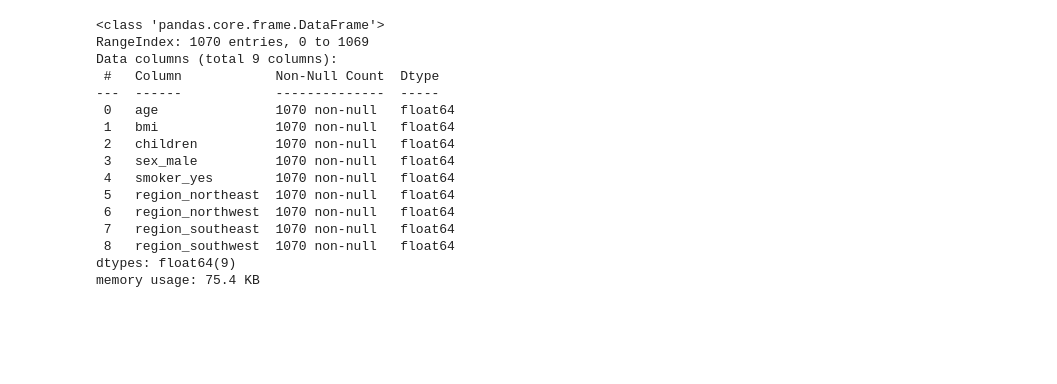
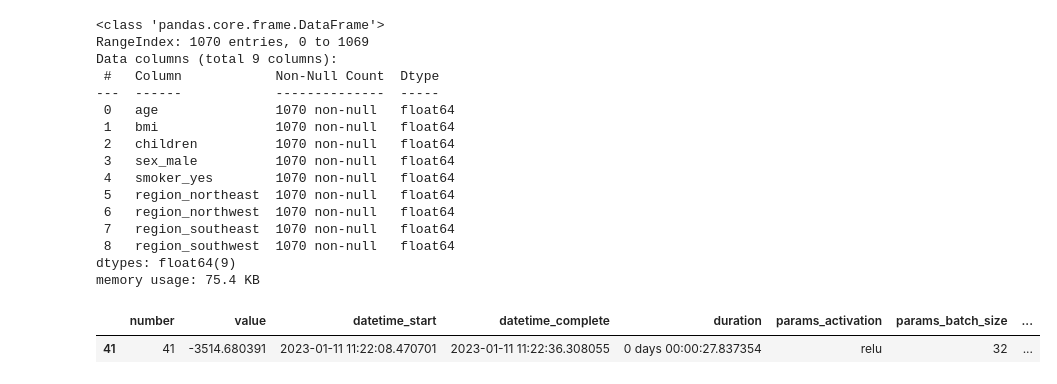
Before and after one commit to chgesch-github/predict_health_costs_with_regression, a Jupyter notebook: predict_health_costs_with_regression.ipynb, the cells around one changed output. Drawn from its saved outputs; the diff is of its cells as text; code cells hidden in the pictures; blank space fills up the shorter version.

```diff
--- a/predict_health_costs_with_regression.ipynb
+++ b/predict_health_costs_with_regression.ipynb
@@ -96 +178,6 @@ memory usage: 75.4 KB
+# %%
+tuning[tuning['number'] == 41]
+# %% [output]
+|  | number | value | datetime_start | datetime_complete | duration | params_activation | params_batch_size | ... |
+| 41 | 41 | -3514.680391 | 2023-01-11 11:22:08.470701 | 2023-01-11 11:22:36.308055 | 0 days 00:00:27.837354 | relu | 32 | ... |
 # %%
```
Also changed, not shown: parts of 5 cells of this notebook.
